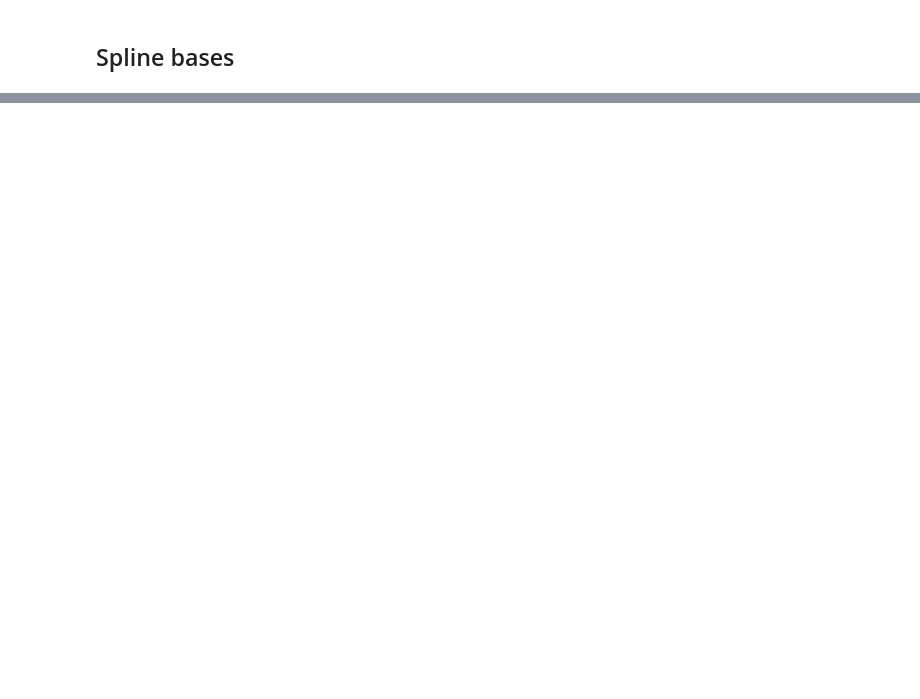
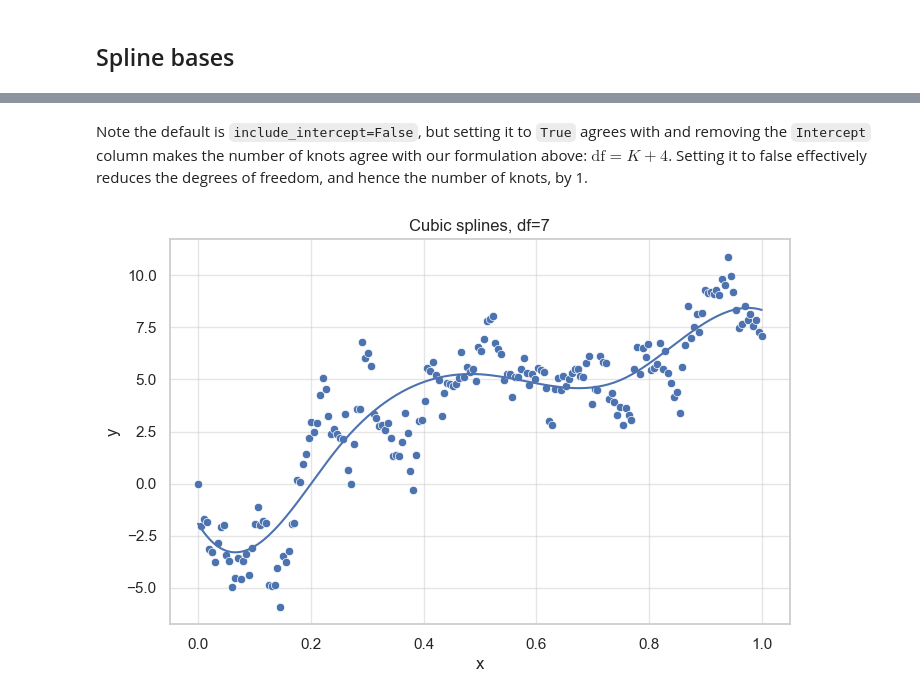
Before and after one commit to chris-leonard/elements-of-statistical-learning, a Jupyter notebook: chapter-8/splines.ipynb, the cells around one changed output, grey strips where cells are left out. Drawn from its saved outputs; the diff is of its cells as text; code cells hidden in the pictures; blank space fills up the shorter version.

```diff
--- a/chapter-8/splines.ipynb
+++ b/chapter-8/splines.ipynb
@@ -339,12 +255,0 @@ I want to compare the above with regressio
-# %%
-from regressio.models import cubic_spline
-
-regressio_model = cubic_spline(pieces=5)
-regressio_model.fit(x, y, plot=False, confidence_interval=0.90)
-
-model = make_cubic_spline_model(x, y, n_knots=1)
-ax = plt.gca()
-ax.plot(x_plot, model.predict(x_plot.reshape(-1, 1)), label="Basis Exp")
-
-regressio_model.plot_model(x, y)
-ax.legend();
@@ -1215,0 +331,3 @@ Pipeline([
+# %%
+X = dmatrix("bs(x, df=7, degree=3, include_intercept=True) - 1", {"x": x})
+X
@@ -1215,0 +347,14 @@ Pipeline([
+# %% [markdown]
+Note the default is `include_intercept=False`, but setting it to `True` agrees with and removing the `Intercept` column makes the number of knots agree with our formulation above: $\text{df} = K + 4$.
+Setting it to false effectively reduces the degrees of freedom, and hence the number of knots, by 1.
+# %%
+lin_reg = LinearRegression(fit_intercept=False)
+lin_reg.fit(X, y)
+y_pred = lin_reg.predict(X)
+
+fig, ax = plt.subplots(figsize=(8, 5))
+sns.scatterplot(sample_data, x="x", y="y", ax=ax)
+ax.plot(sample_data.x, y_pred)
+ax.set(title="Cubic splines, df=7");
+# %% [output]
+[figure, added]
```
Also changed, not shown: parts of 84 cells of this notebook, 3 other files.
